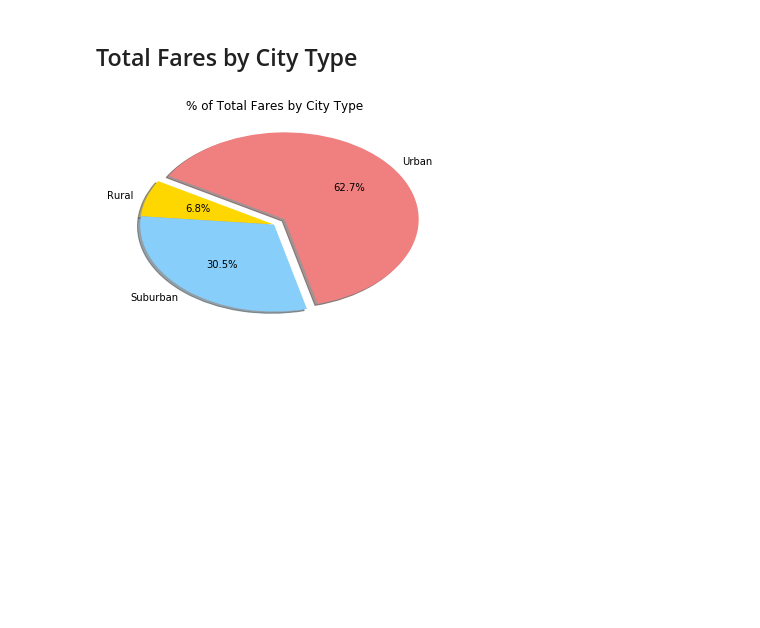
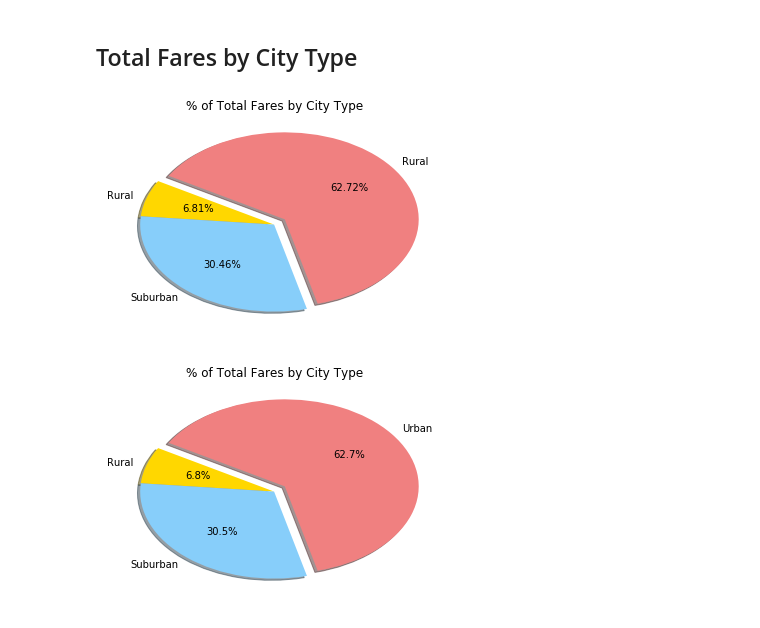
Before and after one commit to aaronhwoo/pyberhw, a Jupyter notebook: pyber_starter.ipynb, the cells around one changed output. Cells and saved outputs as stored; diff of their text form; code cells hidden in the pictures; blank space fills up the shorter version.

```diff
--- a/pyber_starter.ipynb
+++ b/pyber_starter.ipynb
@@ -68,3 +109,28 @@ plt.show()
+# %%
+# Calculate Type Percents
+
+fares_pie_info = merged_pd[["type","fare"]]
+total_fare = merged_pd["fare"].sum()
+fares_pie_info= fares_pie_info.groupby("type")
+fares_pie_info = fares_pie_info.sum()
+fares_pie_info["percentage"] = fares_pie_info["fare"] / total_fare * 100
+
+
+# Build Pie Chart
+labels = ["Rural", "Suburban", "Rural"]
+sizes = fares_pie_info["percentage"]
+colors = ["gold", "lightskyblue", "lightcoral"]
+explode = (0, 0, .1)
+
+plt.pie(sizes, explode=explode, labels=labels, colors=colors, autopct="%1.2f%%", shadow=True, startangle=150)
+plt.title("% of Total Fares by City Type")
+
+
+# Save Figure
+
+plt.savefig("percenttotalfares.png")
+# %% [output]
+[figure, added]
 # %%
 # Show Figure
 plt.show()
```
Also changed, not shown: parts of 8 cells of this notebook.
